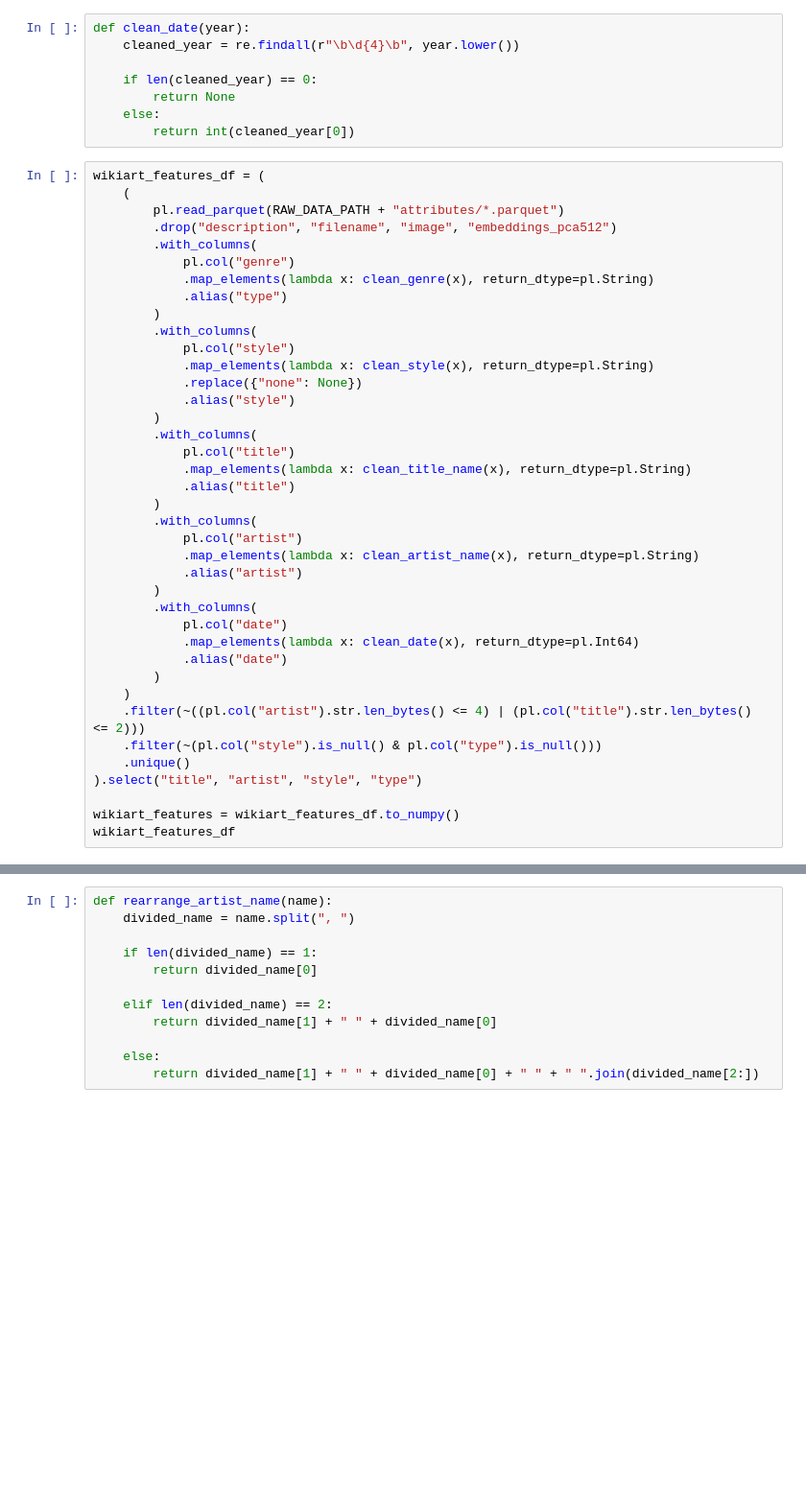
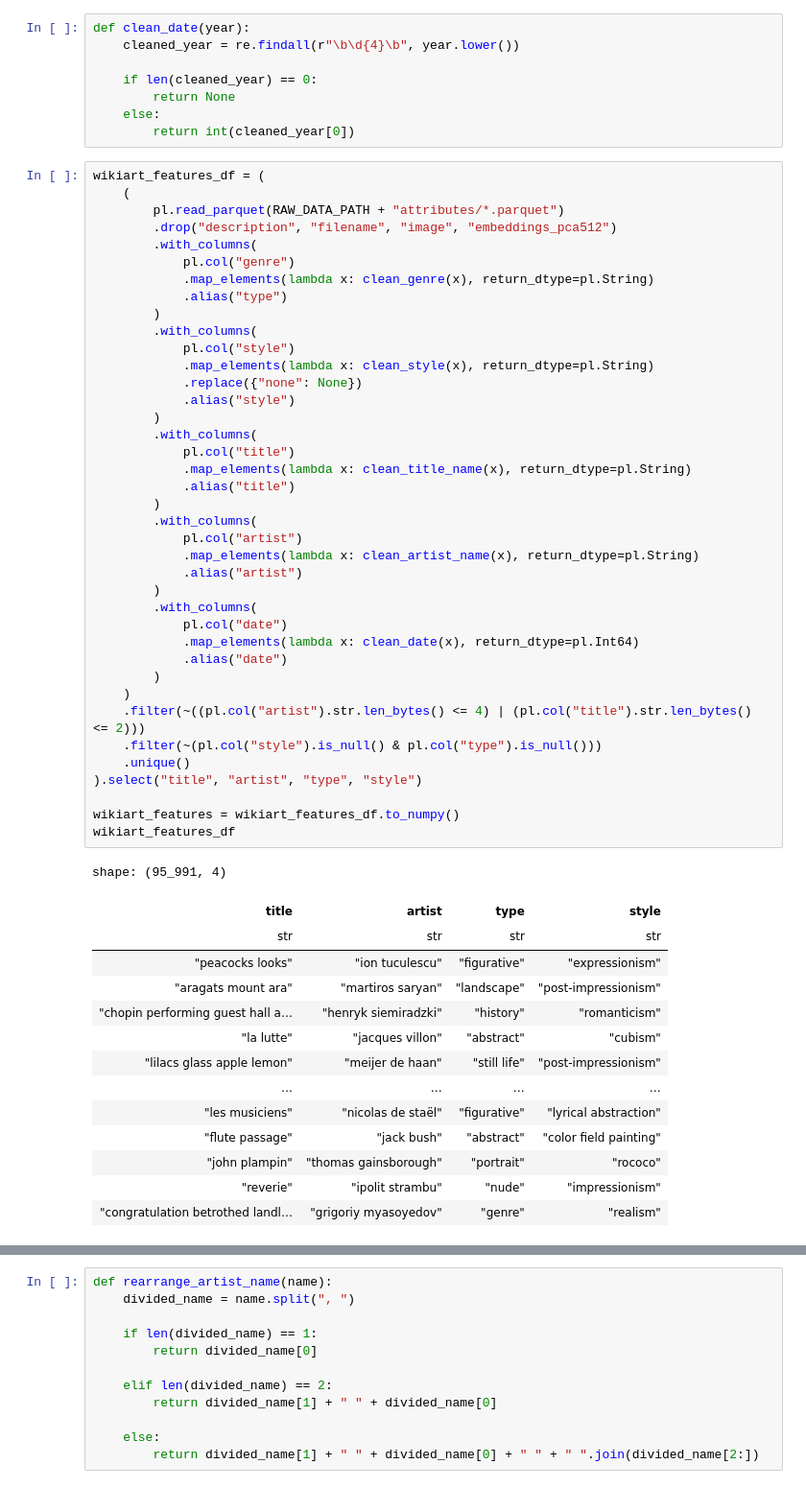
Before and after one commit to Bindila-Bogdan/Enhancing-Visual-Grounding-in-Paintings-with-Descriptions, a Jupyter notebook: notebooks/create_dataset/add_missing_features.ipynb, the cells around one changed output, grey strips where cells are left out. Shown at 96% size. Cells and saved outputs as stored; diff of their text form; blank space fills up the shorter version.

Commit message:
fix bugs related to finding the style and type of paintings

```diff
--- a/notebooks/create_dataset/add_missing_features.ipynb
+++ b/notebooks/create_dataset/add_missing_features.ipynb
@@ -88,34 +78,49 @@ wikiart_features_df = (
             .alias("type")
         )
         .with_columns(
             pl.col("style")
             .map_elements(lambda x: clean_style(x), return_dtype=pl.String)
             .replace({"none": None})
             .alias("style")
         )
         .with_columns(
             pl.col("title")
             .map_elements(lambda x: clean_title_name(x), return_dtype=pl.String)
             .alias("title")
         )
         .with_columns(
             pl.col("artist")
             .map_elements(lambda x: clean_artist_name(x), return_dtype=pl.String)
             .alias("artist")
         )
         .with_columns(
             pl.col("date")
             .map_elements(lambda x: clean_date(x), return_dtype=pl.Int64)
             .alias("date")
         )
     )
     .filter(~((pl.col("artist").str.len_bytes() <= 4) | (pl.col("title").str.len_bytes() <= 2)))
     .filter(~(pl.col("style").is_null() & pl.col("type").is_null()))
     .unique()
-).select("title", "artist", "style", "type")
+).select("title", "artist", "type", "style")
 
 wikiart_features = wikiart_features_df.to_numpy()
 wikiart_features_df
+# %% [output]
+shape: (95_991, 4)
+| title | artist | type | style |
+| str | str | str | str |
+| "peacocks looks" | "ion tuculescu" | "figurative" | "expressionism" |
+| "aragats mount ara" | "martiros saryan" | "landscape" | "post-impressionism" |
+| "chopin performing guest hall a… | "henryk siemiradzki" | "history" | "romanticism" |
+| "la lutte" | "jacques villon" | "abstract" | "cubism" |
+| "lilacs glass apple lemon" | "meijer de haan" | "still life" | "post-impressionism" |
+| … | … | … | … |
+| "les musiciens" | "nicolas de staël" | "figurative" | "lyrical abstraction" |
+| "flute passage" | "jack bush" | "abstract" | "color field painting" |
+| "john plampin" | "thomas gainsborough" | "portrait" | "rococo" |
+| "reverie" | "ipolit strambu" | "nude" | "impressionism" |
+| "congratulation betrothed landl… | "grigoriy myasoyedov" | "genre" | "realism" |
 # %%
 wikiart_paintings_files = os.listdir(RAW_DATA_PATH + "wikiart/")
 
```
Also changed, not shown: parts of 10 cells of this notebook.
